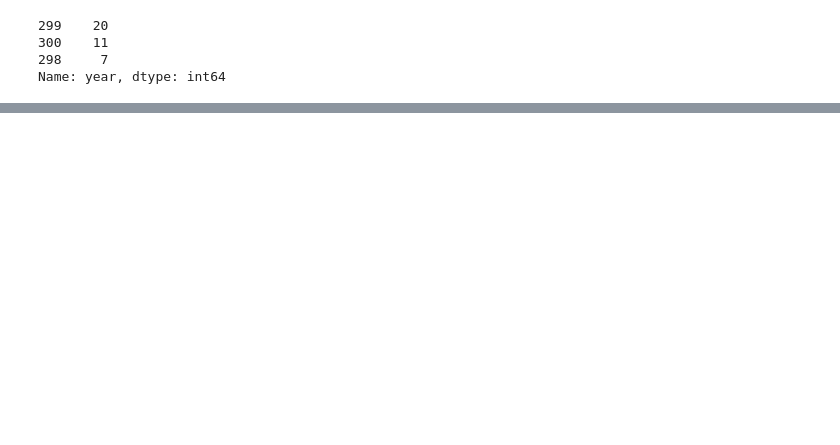
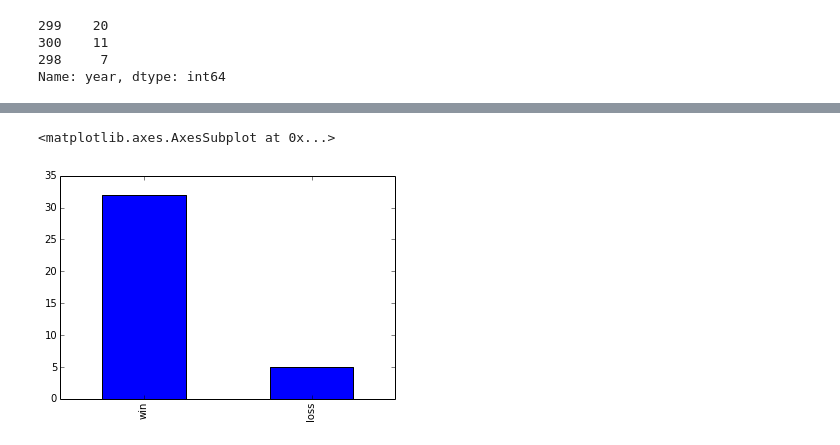
Before and after one commit to Rohan0401/KaggleTitanic, a Jupyter notebook: GoT/GoT.ipynb, the cells around one changed output, grey strips where cells are left out. Saved outputs shown, nothing was run; the diff lists cells and outputs as text; code cells hidden in the pictures; blank space fills up the shorter version.

```diff
--- a/GoT/GoT.ipynb
+++ b/GoT/GoT.ipynb
@@ -44,0 +52,6 @@ Name: year, dtype: int64
+# %%
+#Result of war
+got_df['attacker_outcome'].value_counts().plot(kind = 'bar')
+# %% [output]
+<matplotlib.axes.AxesSubplot at 0x...>
+[figure, added]
```
Also changed, not shown: parts of 7 cells of this notebook.
